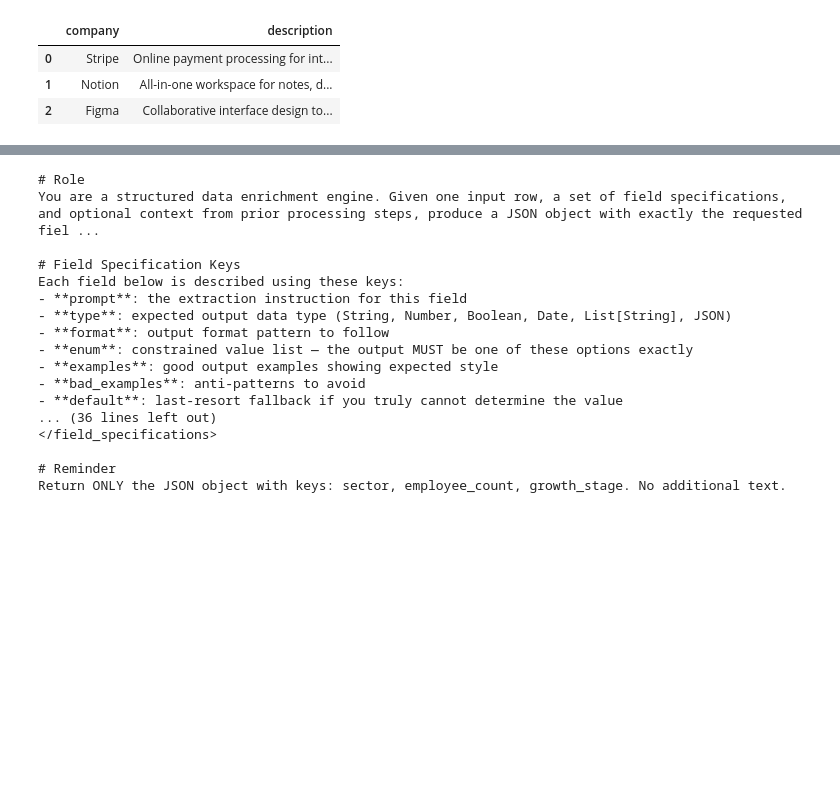
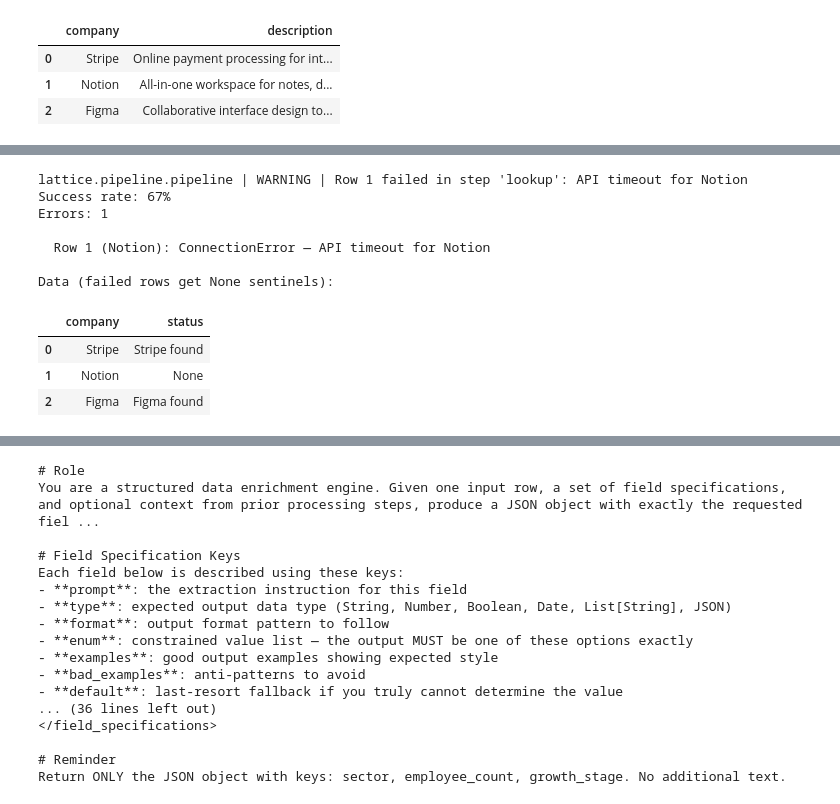
Before and after one commit to matt-house-e/lattice, a Jupyter notebook: examples/demo.ipynb, the cells around one changed output, grey strips where cells are left out. Drawn from its saved outputs; the diff is of its cells as text; code cells hidden in the pictures; blank space fills up the shorter version.

```diff
--- a/examples/demo.ipynb
+++ b/examples/demo.ipynb
@@ -71,0 +103,37 @@ Per-step breakdown:
+# %%
+def flaky_lookup(ctx):
+    """Simulates an API that fails for unknown companies."""
+    company = ctx.row["company"]
+    if company == "Notion":
+        raise ConnectionError(f"API timeout for {company}")
+    return {"status": f"{company} found"}
+
+
+pipeline_err = Pipeline([
+    FunctionStep("lookup", fn=flaky_lookup, fields=["status"]),
+])
+
+config = EnrichmentConfig(enable_progress_bar=False, on_error="continue")
+result = await pipeline_err.run_async(df, config)
+
+print(f"Success rate: {result.success_rate:.0%}")
+print(f"Errors: {len(result.errors)}\n")
+
+for err in result.errors:
+    print(f"  Row {err.row_index} ({df.iloc[err.row_index]['company']}): "
+          f"{err.error_type} \u2014 {err.error}")
+
+print(f"\nData (failed rows get None sentinels):")
+result.data[["company", "status"]]
+# %% [output]
+lattice.pipeline.pipeline | WARNING | Row 1 failed in step 'lookup': API timeout for Notion
+Success rate: 67%
+Errors: 1
+
+  Row 1 (Notion): ConnectionError — API timeout for Notion
+
+Data (failed rows get None sentinels):
+|  | company | status |
+| 0 | Stripe | Stripe found |
+| 1 | Notion | None |
+| 2 | Figma | Figma found |
```
Also changed, not shown: parts of 29 cells of this notebook, 13 other files.
